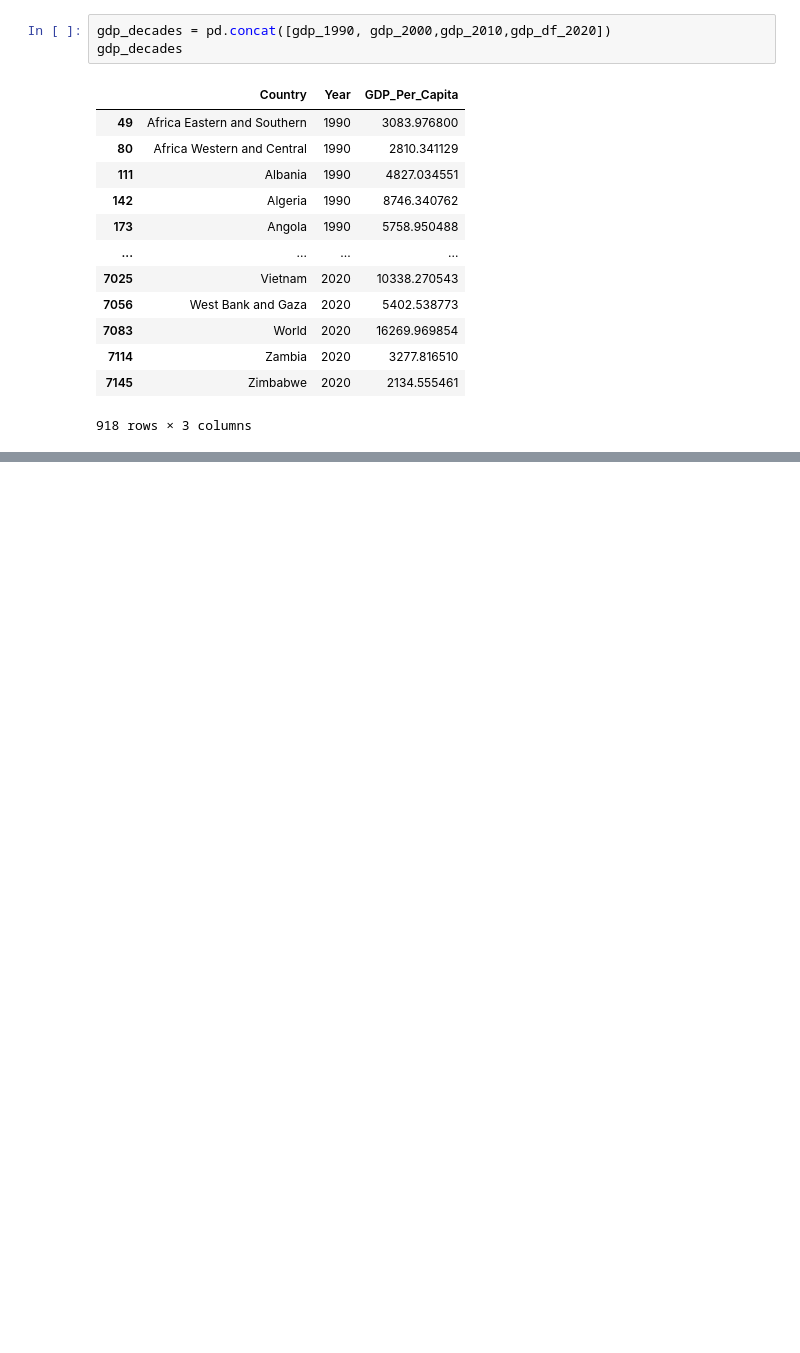
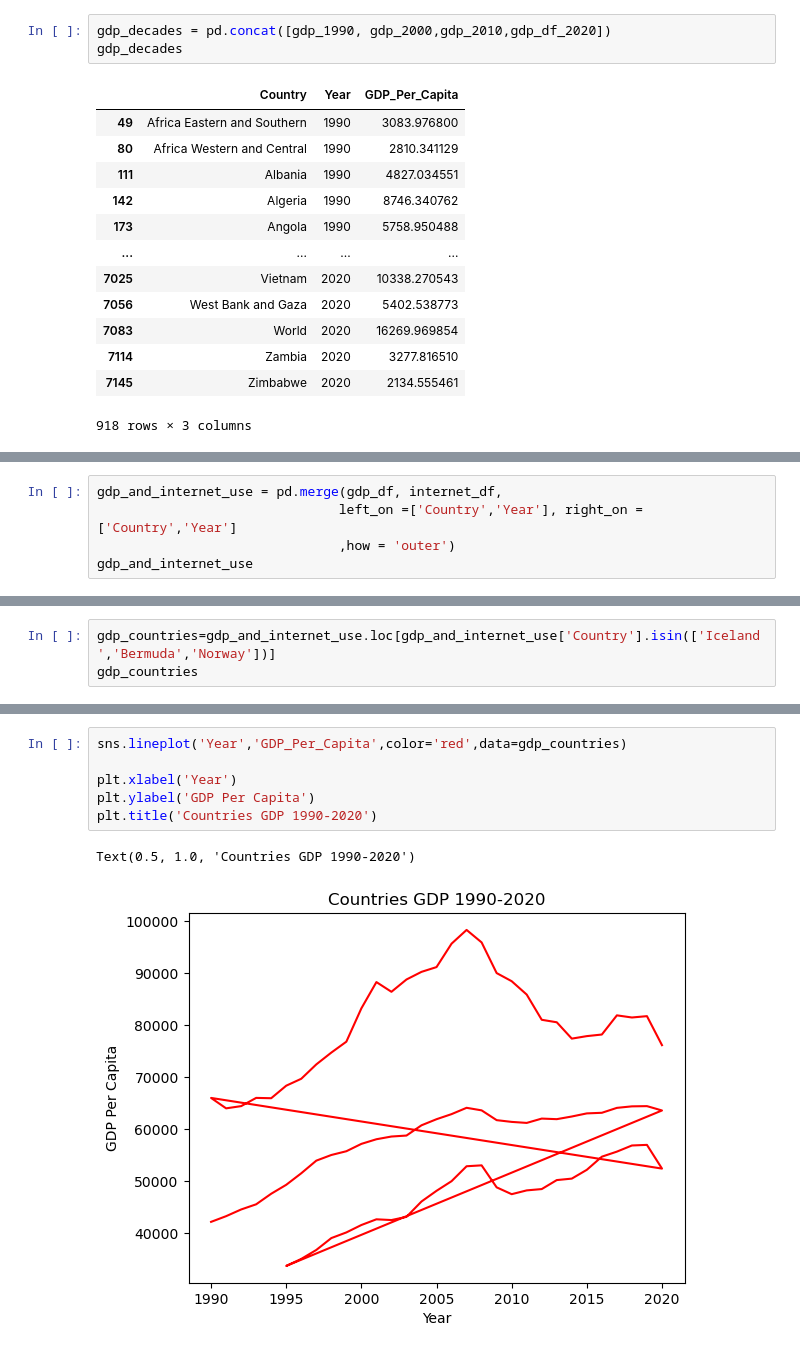
Before and after one commit to joshcb88/un_data-joshcb88-python, a Jupyter notebook: notebook/un_data.ipynb, the cells around one changed output, grey strips where cells are left out. Saved outputs shown, nothing was run; the diff lists cells and outputs as text; blank space fills up the shorter version.

```diff
--- a/notebook/un_data.ipynb
+++ b/notebook/un_data.ipynb
@@ -309,0 +532,5 @@ sns.regplot(x=gdp_decades["Year"], y=gdp_decades["GDP_Per_Capita"], line_kws={"c
+# %%
+gdp_and_internet_use = pd.merge(gdp_df, internet_df,
+                               left_on =['Country','Year'], right_on =['Country','Year']
+                               ,how = 'outer')
+gdp_and_internet_use
@@ -309,0 +562,3 @@ sns.regplot(x=gdp_decades["Year"], y=gdp_decades["GDP_Per_Capita"], line_kws={"c
+# %%
+gdp_countries=gdp_and_internet_use.loc[gdp_and_internet_use['Country'].isin(['Iceland','Bermuda','Norway'])]
+gdp_countries
@@ -309,0 +579,9 @@ sns.regplot(x=gdp_decades["Year"], y=gdp_decades["GDP_Per_Capita"], line_kws={"c
+# %%
+sns.lineplot('Year','GDP_Per_Capita',color='red',data=gdp_countries)
+
+plt.xlabel('Year')
+plt.ylabel('GDP Per Capita')
+plt.title('Countries GDP 1990-2020')
+# %% [output]
+Text(0.5, 1.0, 'Countries GDP 1990-2020')
+[figure, added]
```
Also changed, not shown: parts of 43 cells of this notebook.
